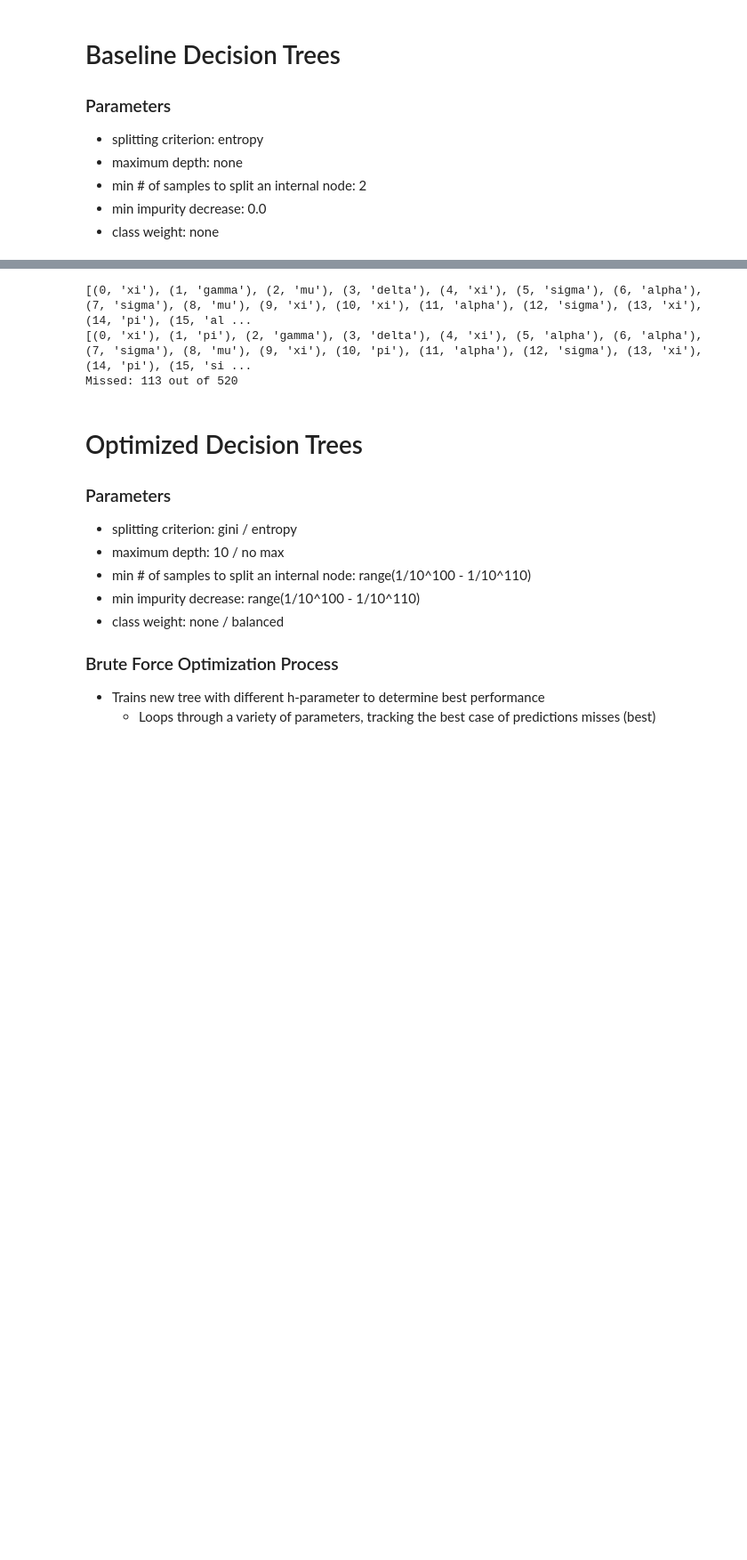
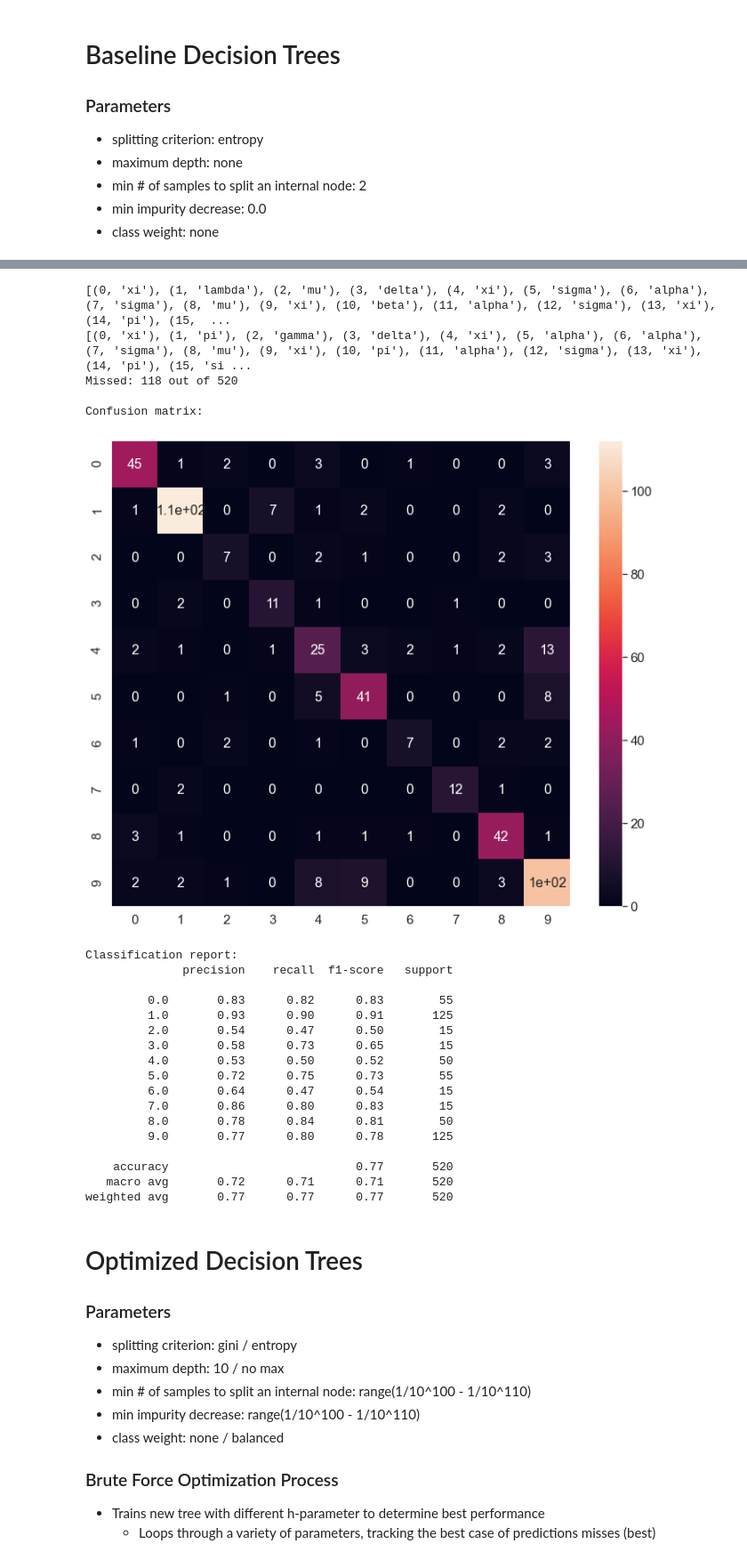
Before and after one commit to BryceHamilton/ML_Workbench, a Jupyter notebook: Assignment 1/MLbench.py.ipynb, the cells around one changed output, grey strips where cells are left out. Shown at 89% size. Cells and saved outputs as stored; diff of their text form; code cells hidden in the pictures; blank space fills up the shorter version.

```diff
--- a/Assignment 1/MLbench.py.ipynb
+++ b/Assignment 1/MLbench.py.ipynb
@@ -204,27 +357,74 @@ Missed: 40 out of 80
 # %%
 # Base-DT-DS2
 x_train = train_data_2[ :, :-1]
 y_train = train_data_2[ :, -1]
 
 base_t.fit(x_train, y_train)
 
 x_test = labeled_test_data_2[ :, :-1]
 y_test = labeled_test_data_2[ :, -1]
 
 prediction = base_t.predict(x_test)
 print([(entry, data_2[prediction[entry]]) for entry in range(prediction.size)])
 print([(entry, data_2[y_test[entry]]) for entry in range(y_test.size)])
-prediction = base_t.predict(x_test)
 print(f'Missed: {(y_test != prediction).sum()} out of {len(y_test)}')
 
-with open('Base-DT-DS2.csv', 'w', newline='') as csvfile:
+
+# write classification report
+clsf_report = pd.DataFrame(classification_report(y_test, prediction, output_dict=True)).transpose()
+clsf_report.to_csv('Base-DT-DS2.csv', index= True)
+
+# write the predictions
+with open('Base-DT-DS2.csv', 'a', newline='') as csvfile:
     writer = csv.writer(csvfile)
     for entry in range(prediction.size):
         writer.writerow([entry, int(prediction[entry])])
+
+# get confusion matrix
+labels = list(data_2.keys())
+array = confusion_matrix(y_test, prediction, labels)
+# append confusion matrix
+with open("Base-DT-DS2.csv", "a") as csvfile:
+    writer = csv.writer(csvfile)
+    writer.writerows(array)
+
+
+#Plot confusion matrix: evaluates the quality of the output of the classifier
+print("\n" + "Confusion matrix:")
+df_cm = pd.DataFrame(array, range(10), range(10))
+plt.figure(figsize=(12,10))
+sn.set(font_scale=1.4) # for label size
+sn.heatmap(df_cm, annot=True, annot_kws={"size": 16}) # font size
+plt.show()
+
+# show precision, recall, f1-score, etc
+print("\n" + "Classification report:")
+report = classification_report(y_test, prediction)
+print(report)
 # %% [output]
-[(0, 'xi'), (1, 'gamma'), (2, 'mu'), (3, 'delta'), (4, 'xi'), (5, 'sigma'), (6, 'alpha'), (7, 'sigma'), (8, 'mu'), (9, 'xi'), (10, 'xi'), (11, 'alpha'), (12, 'sigma'), (13, 'xi'), (14, 'pi'), (15, 'al ...
+[(0, 'xi'), (1, 'lambda'), (2, 'mu'), (3, 'delta'), (4, 'xi'), (5, 'sigma'), (6, 'alpha'), (7, 'sigma'), (8, 'mu'), (9, 'xi'), (10, 'beta'), (11, 'alpha'), (12, 'sigma'), (13, 'xi'), (14, 'pi'), (15,  ...
 [(0, 'xi'), (1, 'pi'), (2, 'gamma'), (3, 'delta'), (4, 'xi'), (5, 'alpha'), (6, 'alpha'), (7, 'sigma'), (8, 'mu'), (9, 'xi'), (10, 'pi'), (11, 'alpha'), (12, 'sigma'), (13, 'xi'), (14, 'pi'), (15, 'si ...
-Missed: 113 out of 520
+Missed: 118 out of 520
+
+Confusion matrix:
+[figure, added]
+Classification report:
+              precision    recall  f1-score   support
+
+         0.0       0.83      0.82      0.83        55
+         1.0       0.93      0.90      0.91       125
+         2.0       0.54      0.47      0.50        15
+         3.0       0.58      0.73      0.65        15
+         4.0       0.53      0.50      0.52        50
+         5.0       0.72      0.75      0.73        55
+         6.0       0.64      0.47      0.54        15
+         7.0       0.86      0.80      0.83        15
+         8.0       0.78      0.84      0.81        50
+         9.0       0.77      0.80      0.78       125
+
+    accuracy                           0.77       520
+   macro avg       0.72      0.71      0.71       520
+weighted avg       0.77      0.77      0.77       520
 # %% [markdown]
 # Optimized Decision Trees
 ### Parameters
```
Also changed, not shown: parts of 14 cells of this notebook, 13 other files.
